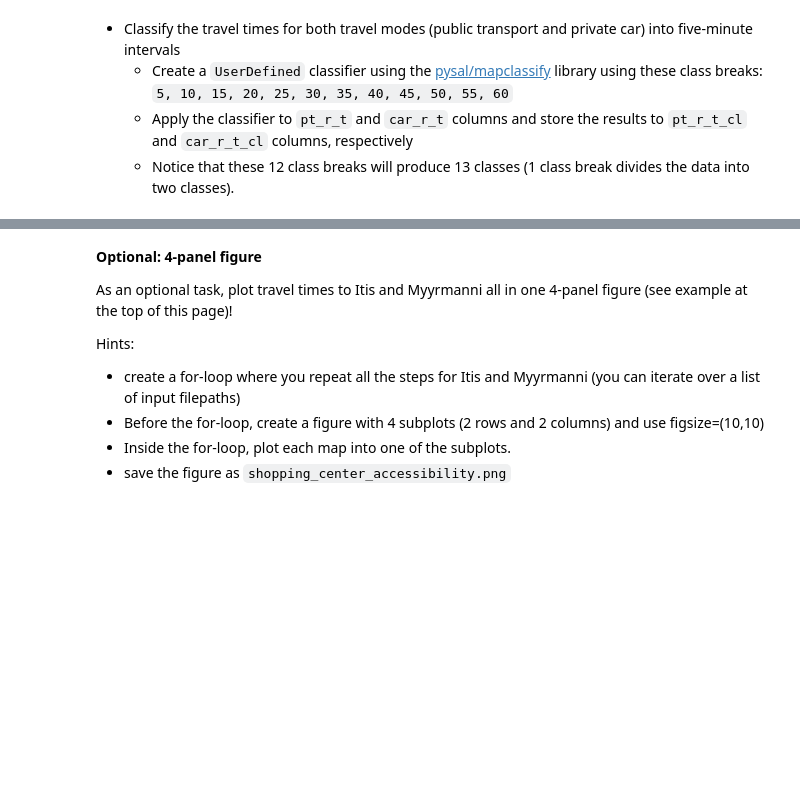
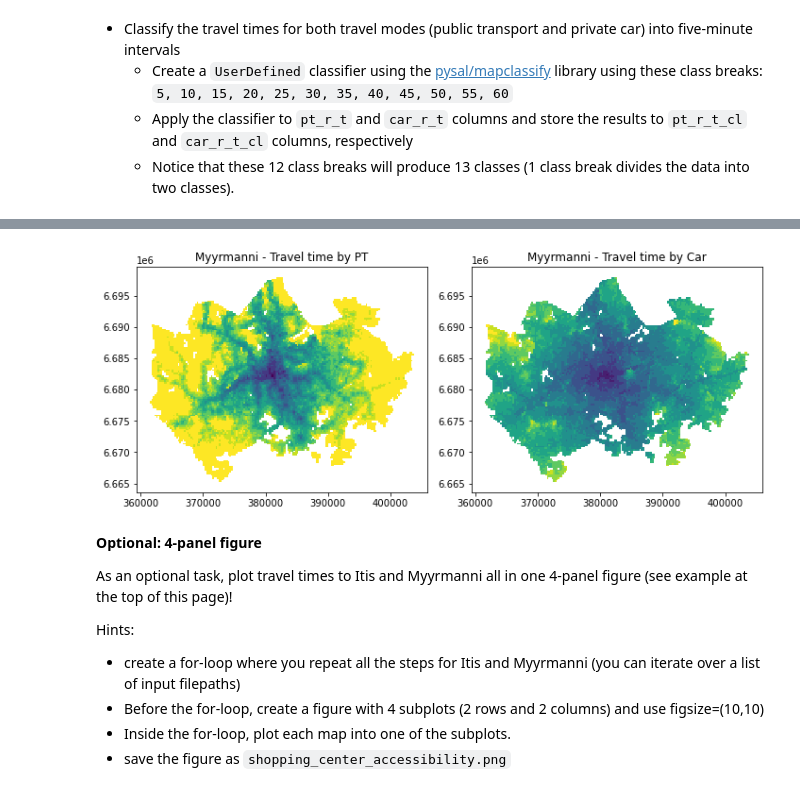
Before and after one commit to Joe-Degs/AutoGIS, a Jupyter notebook: lesson4/exercise-4/Exercise-4-problem-1.ipynb, the cells around one changed output, grey strips where cells are left out. Saved outputs shown, nothing was run; the diff lists cells and outputs as text; code cells hidden in the pictures; blank space fills up the shorter version.

```diff
--- a/lesson4/exercise-4/Exercise-4-problem-1.ipynb
+++ b/lesson4/exercise-4/Exercise-4-problem-1.ipynb
@@ -130,0 +235,3 @@ Next, your task is to repeat all the same steps for **Myyrmanni** (`data/TravelT
+# %%
+mya_data = read_csv('data/TravelTimes_to_5902043_Myyrmanni.txt', ';')
+mya_data.head()
@@ -130,0 +245,3 @@ Next, your task is to repeat all the same steps for **Myyrmanni** (`data/TravelT
+# %%
+mya_data = select_columns(mya_data, 'pt_r_t', 'car_r_t', 'from_id', 'to_id')
+mya_data.head()
@@ -130,0 +255,3 @@ Next, your task is to repeat all the same steps for **Myyrmanni** (`data/TravelT
+# %%
+mya_geo = merge_data(grid, mya_data, how='left')
+mya_geo.head()
@@ -130,0 +265,3 @@ Next, your task is to repeat all the same steps for **Myyrmanni** (`data/TravelT
+# %%
+mya_geo = drop_na(mya_geo)
+print(len(mya_geo))
@@ -131,9 +280,18 @@ Next, your task is to repeat all the same steps for **Myyrmanni** (`data/TravelT
 # %%
 # Define output filename for the figure in here and use it when saving the file:
-output_fig2 = ""
 
+output_fig2 = "Myyrmanni_accessibility.png"
+fig, (ax, ax1) = plt.subplots(nrows=1, ncols=2, figsize=(10, 5))
+mya_geo.plot(ax=ax, column='pt_r_t_cl')
+ax.set_title('Myyrmanni - Travel time by PT')
+mya_geo.plot(ax=ax1, column='car_r_t_cl')
+ax1.set_title('Myyrmanni - Travel time by Car')
+plt.tight_layout()
+plt.savefig(output_fig2)
+plt.show()
 # REPLACE THE ERROR BELOW WITH YOUR OWN CODE
-raise NotImplementedError()
+# %% [output]
+[figure, added]
 # %%
 # NON-EDITABLE TEST CELL
 # Check that output figure file exists
```
Also changed, not shown: parts of 22 cells of this notebook, 2 other files.
